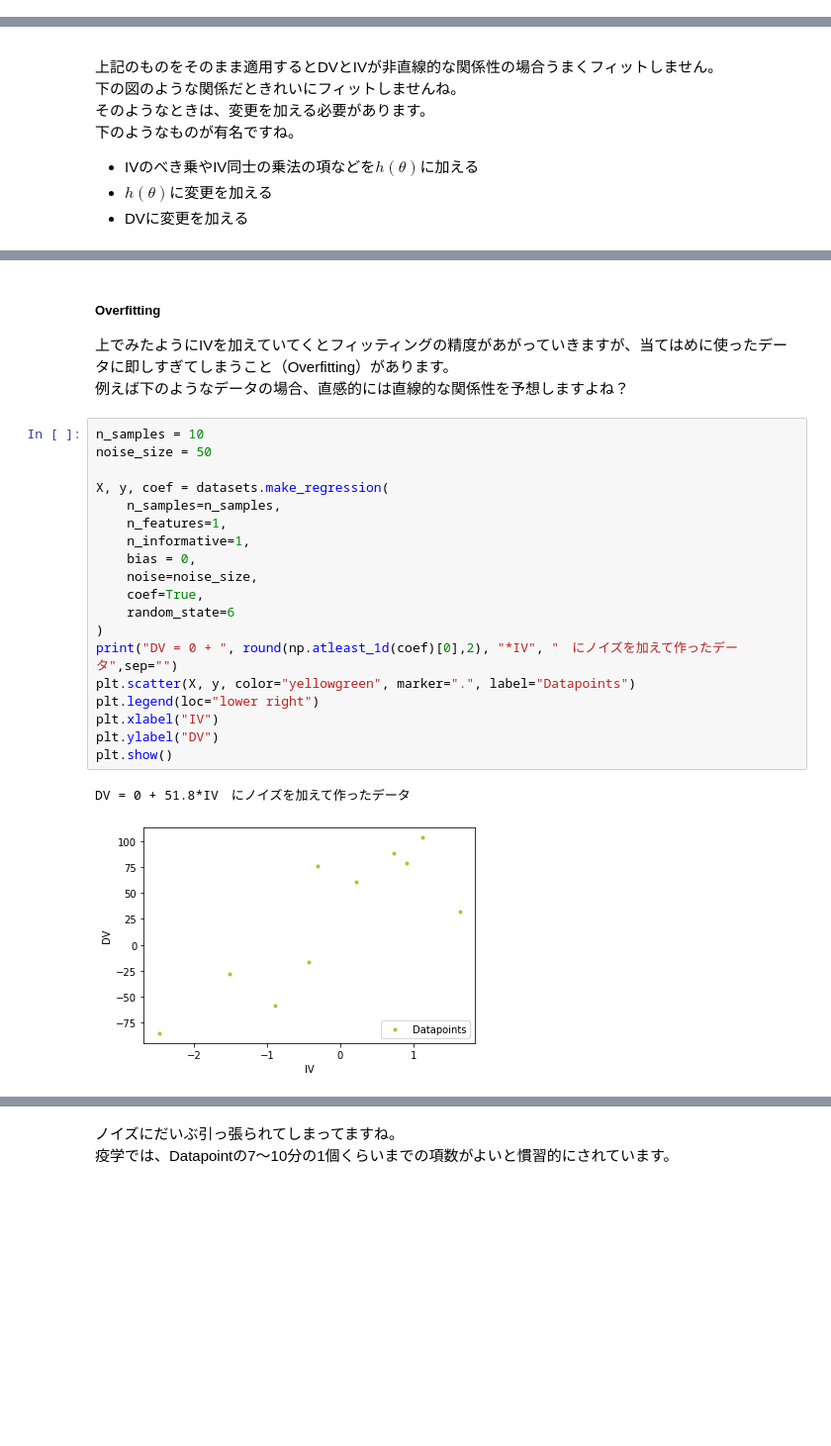
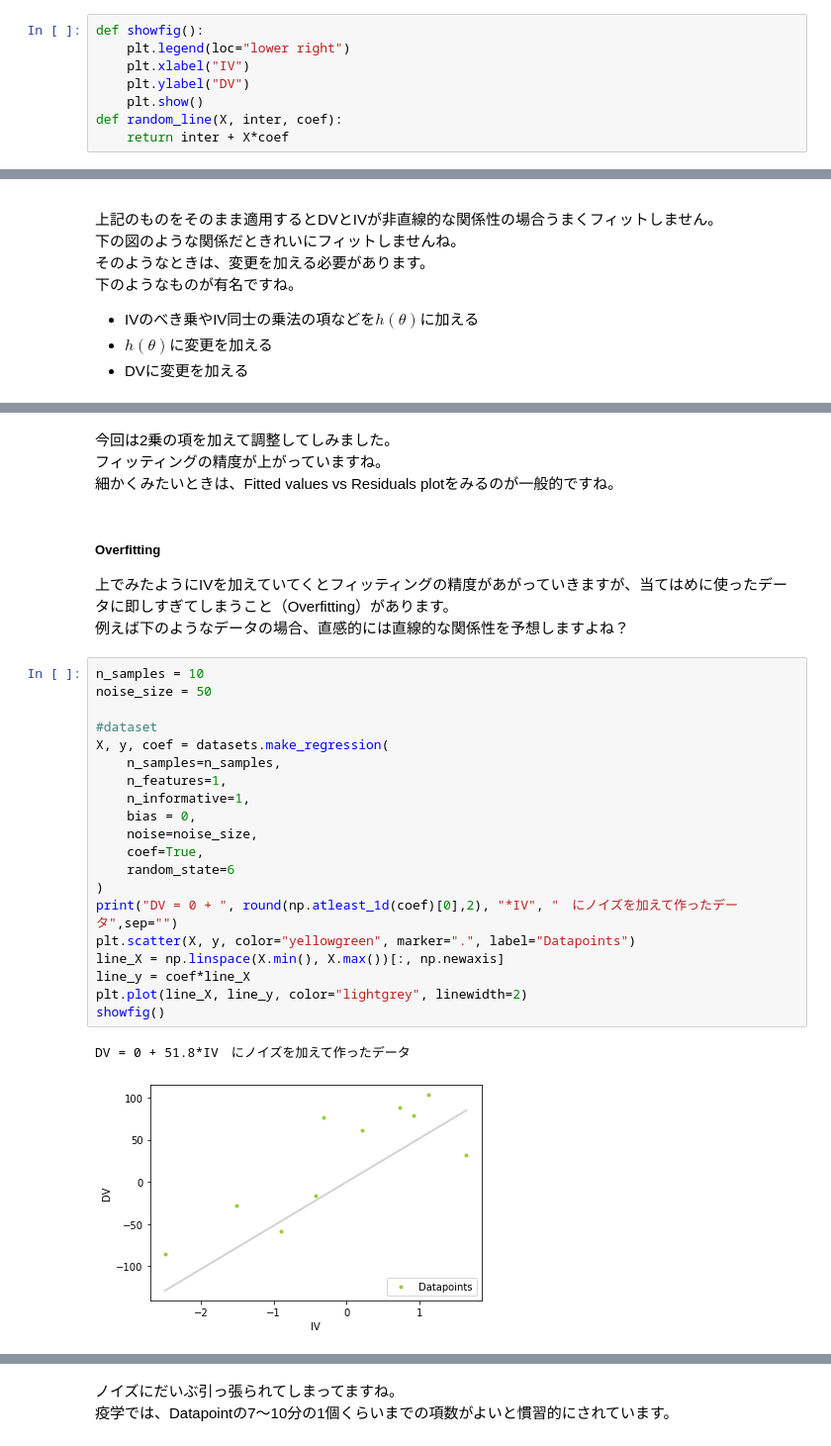
Before and after one commit to kazuki-kikunaga/2023_lecture_hitotsubashi_regression, a Jupyter notebook: Regression_lecture.ipynb, the cells around one changed output, grey strips where cells are left out. Shown: that part at 99% size. Cells and saved outputs as stored; diff of their text form; blank space fills up the shorter version.

```diff
--- a/Regression_lecture.ipynb
+++ b/Regression_lecture.ipynb
@@ -8,0 +17,8 @@ boston = load_boston()
+# %%
+def showfig():
+    plt.legend(loc="lower right")
+    plt.xlabel("IV")
+    plt.ylabel("DV")
+    plt.show()
+def random_line(X, inter, coef):
+    return inter + X*coef
@@ -323,4 +348,8 @@ redの予測式：　DV = 234.54 + 25.51*IV + 7.03*IV^2
 [figure]
+# %% [markdown]
+今回は2乗の項を加えて調整してしみました。
+フィッティングの精度が上がっていますね。
+細かくみたいときは、Fitted values vs Residuals plotをみるのが一般的ですね。
 # %% [markdown]
 ##### Overfitting
 上でみたようにIVを加えていてくとフィッティングの精度があがっていきますが、当てはめに使ったデータに即しすぎてしまうこと（Overfitting）があります。
@@ -328,25 +357,26 @@ redの予測式：　DV = 234.54 + 25.51*IV + 7.03*IV^2
 # %%
 n_samples = 10
 noise_size = 50
 
+#dataset
 X, y, coef = datasets.make_regression(
     n_samples=n_samples,
     n_features=1,
     n_informative=1,
     bias = 0,
     noise=noise_size,
     coef=True,
     random_state=6
 )
 print("DV = 0 + ", round(np.atleast_1d(coef)[0],2), "*IV", "　にノイズを加えて作ったデータ",sep="")
 plt.scatter(X, y, color="yellowgreen", marker=".", label="Datapoints")
-plt.legend(loc="lower right")
-plt.xlabel("IV")
-plt.ylabel("DV")
-plt.show()
+line_X = np.linspace(X.min(), X.max())[:, np.newaxis]
+line_y = coef*line_X
+plt.plot(line_X, line_y, color="lightgrey", linewidth=2)
+showfig()
 # %% [output]
 DV = 0 + 51.8*IV　にノイズを加えて作ったデータ
-[figure, old version]
+[figure, new version]
 # %%
 # n_dimentionを変えることで違いをみれる(4がわかりやすい)
 n_dimention = 4
```
Also changed, not shown: parts of 22 cells of this notebook.
